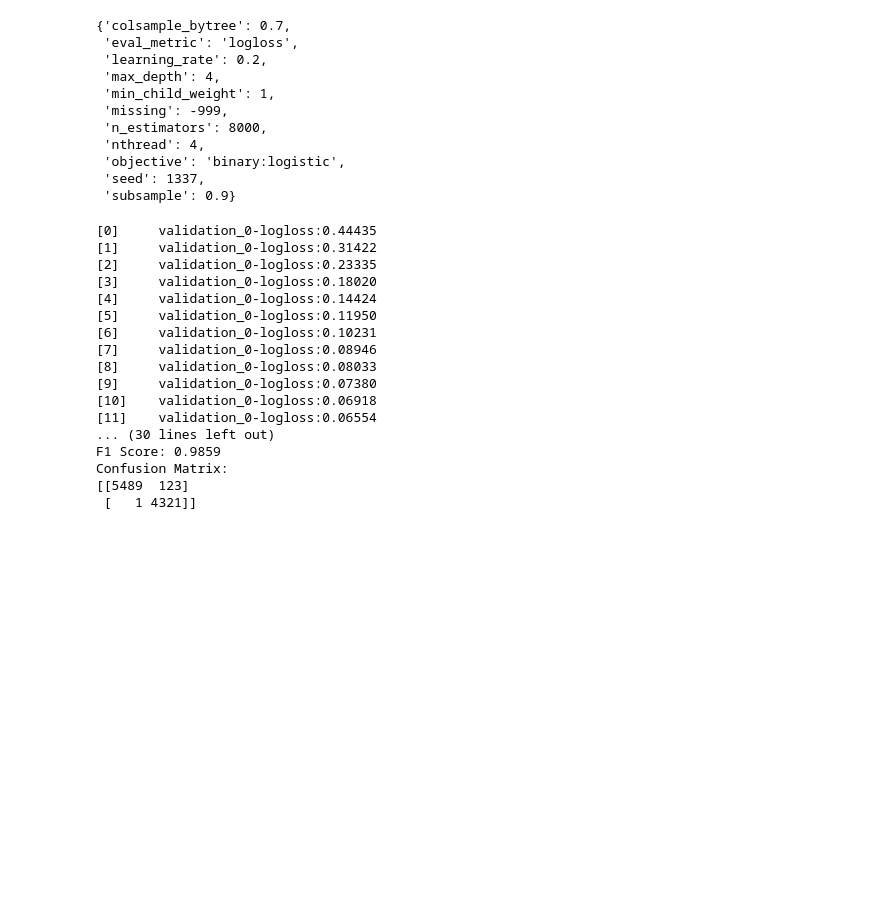
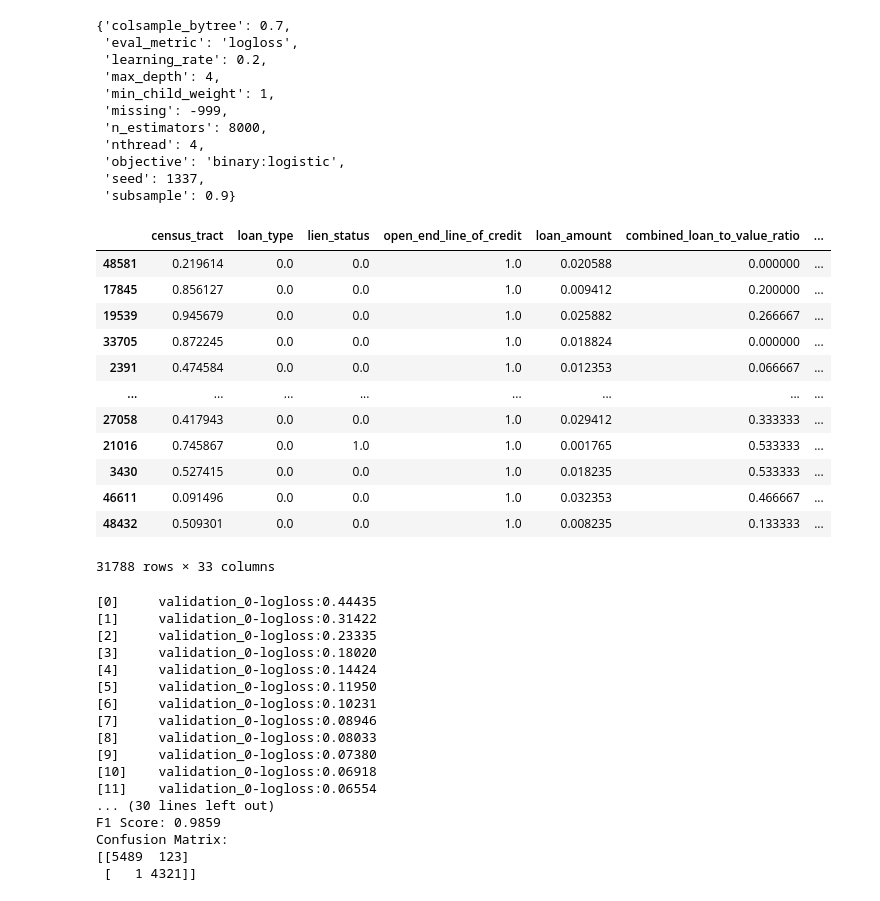
Before and after one commit to aschera/credit_risk_predictor, a Jupyter notebook: notebooks/Christinas/EDA_stepwise/15_Model_testing.ipynb, the cells around one changed output. Saved outputs shown, nothing was run; the diff lists cells and outputs as text; code cells hidden in the pictures; blank space fills up the shorter version.

```diff
--- a/notebooks/Christinas/EDA_stepwise/15_Model_testing.ipynb
+++ b/notebooks/Christinas/EDA_stepwise/15_Model_testing.ipynb
@@ -539,6 +560,22 @@ params = {'colsample_bytree': 0.7,
  'objective': 'binary:logistic',
  'seed': 1337,
  'subsample': 0.9}
+# %%
+X_train
+# %% [output]
+|  | census_tract | loan_type | lien_status | open_end_line_of_credit | loan_amount | combined_loan_to_value_ratio | ... |
+| 48581 | 0.219614 | 0.0 | 0.0 | 1.0 | 0.020588 | 0.000000 | ... |
+| 17845 | 0.856127 | 0.0 | 0.0 | 1.0 | 0.009412 | 0.200000 | ... |
+| 19539 | 0.945679 | 0.0 | 0.0 | 1.0 | 0.025882 | 0.266667 | ... |
+| 33705 | 0.872245 | 0.0 | 0.0 | 1.0 | 0.018824 | 0.000000 | ... |
+| 2391 | 0.474584 | 0.0 | 0.0 | 1.0 | 0.012353 | 0.066667 | ... |
+| ... | ... | ... | ... | ... | ... | ... | ... |
+| 27058 | 0.417943 | 0.0 | 0.0 | 1.0 | 0.029412 | 0.333333 | ... |
+| 21016 | 0.745867 | 0.0 | 1.0 | 1.0 | 0.001765 | 0.533333 | ... |
+| 3430 | 0.527415 | 0.0 | 0.0 | 1.0 | 0.018235 | 0.533333 | ... |
+| 46611 | 0.091496 | 0.0 | 0.0 | 1.0 | 0.032353 | 0.466667 | ... |
+| 48432 | 0.509301 | 0.0 | 0.0 | 1.0 | 0.008235 | 0.133333 | ... |
+31788 rows × 33 columns
 # %%
 # Train the model and monitor early stopping
 xgb_model1.fit(X_train, y_train, eval_set=eval_set, verbose=True)
```
Also changed, not shown: parts of 8 cells of this notebook, 8 other files.
